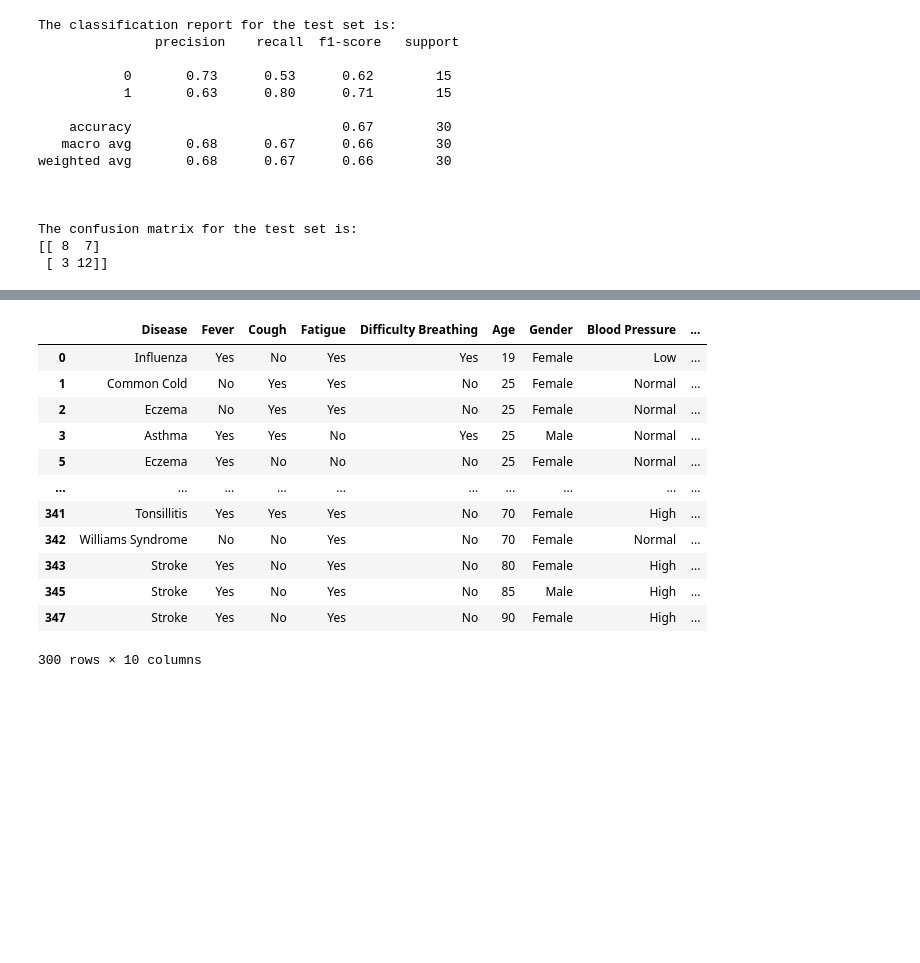
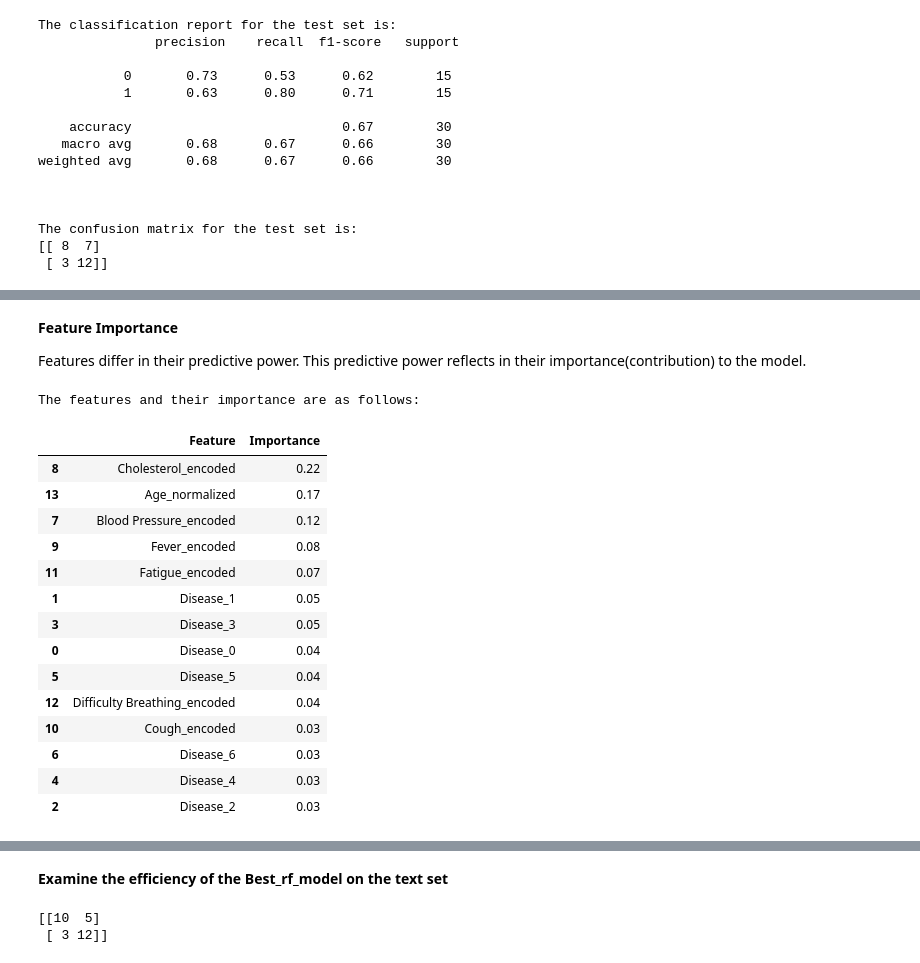
Before and after one commit to Sundaypaul/PROJECTS, a Jupyter notebook: DISEASE_Diagnosis_Prediction_Model_With_RandomForestClassifier.ipynb, the cells around one changed output, grey strips where cells are left out. Saved outputs shown, nothing was run; the diff lists cells and outputs as text; code cells hidden in the pictures; blank space fills up the shorter version.

```diff
--- a/DISEASE_Diagnosis_Prediction_Model_With_RandomForestClassifier.ipynb
+++ b/DISEASE_Diagnosis_Prediction_Model_With_RandomForestClassifier.ipynb
@@ -23,9 +25,11 @@ from sklearn.metrics import confusion_matrix
 import plotly.graph_objects as go
 from sklearn.metrics import roc_curve, roc_auc_score
 from json import encoder
+
+!pip install category-encoders
 import category_encoders as ce
 import plotly.express as px
 import plotly.graph_objects as go
 import plotly.figure_factory as ff
 pd.options.display.max_columns = 10
-pd.options.display.float_format = '{:.2f}'.fo
+pd.options.display.float_format = '{:.2f}'.format
@@ -489,0 +509,4 @@ The confusion matrix for the test set is:
+# %% [markdown]
+**Feature Importance**
+
+Features differ in their predictive power. This predictive power reflects in their importance(contribution) to the model.
@@ -490 +521,21 @@ The confusion matrix for the test set is:
+# %%
+print(f'The features and their importance are as follows:\n')
+importance_df
+# %% [output]
+The features and their importance are as follows:
+|  | Feature | Importance |
+| 8 | Cholesterol_encoded | 0.22 |
+| 13 | Age_normalized | 0.17 |
+| 7 | Blood Pressure_encoded | 0.12 |
+| 9 | Fever_encoded | 0.08 |
+| 11 | Fatigue_encoded | 0.07 |
+| 1 | Disease_1 | 0.05 |
+| 3 | Disease_3 | 0.05 |
+| 0 | Disease_0 | 0.04 |
+| 5 | Disease_5 | 0.04 |
+| 12 | Difficulty Breathing_encoded | 0.04 |
+| 10 | Cough_encoded | 0.03 |
+| 6 | Disease_6 | 0.03 |
+| 4 | Disease_4 | 0.03 |
+| 2 | Disease_2 | 0.03 |
 # %%
@@ -519,19 +547,5 @@ fig.update_layout(
 fig.show()
 # %% [output]
 [interactive output not drawn]
-# %%
-df
-# %% [output]
-|  | Disease | Fever | Cough | Fatigue | Difficulty Breathing | Age | Gender | Blood Pressure | ... |
-| 0 | Influenza | Yes | No | Yes | Yes | 19 | Female | Low | ... |
-| 1 | Common Cold | No | Yes | Yes | No | 25 | Female | Normal | ... |
-| 2 | Eczema | No | Yes | Yes | No | 25 | Female | Normal | ... |
-| 3 | Asthma | Yes | Yes | No | Yes | 25 | Male | Normal | ... |
-| 5 | Eczema | Yes | No | No | No | 25 | Female | Normal | ... |
-| ... | ... | ... | ... | ... | ... | ... | ... | ... | ... |
-| 341 | Tonsillitis | Yes | Yes | Yes | No | 70 | Female | High | ... |
-| 342 | Williams Syndrome | No | No | Yes | No | 70 | Female | Normal | ... |
-| 343 | Stroke | Yes | No | Yes | No | 80 | Female | High | ... |
-| 345 | Stroke | Yes | No | Yes | No | 85 | Male | High | ... |
-| 347 | Stroke | Yes | No | Yes | No | 90 | Female | High | ... |
-300 rows × 10 columns
+# %% [markdown]
+**Examine the efficiency of the Best_rf_model on the text set**
@@ -538 +558,6 @@ df
+# %%
+print(conf_matrix)
+# %% [output]
+[[10  5]
+ [ 3 12]]
 # %%
```
Also changed, not shown: parts of 55 cells of this notebook.
